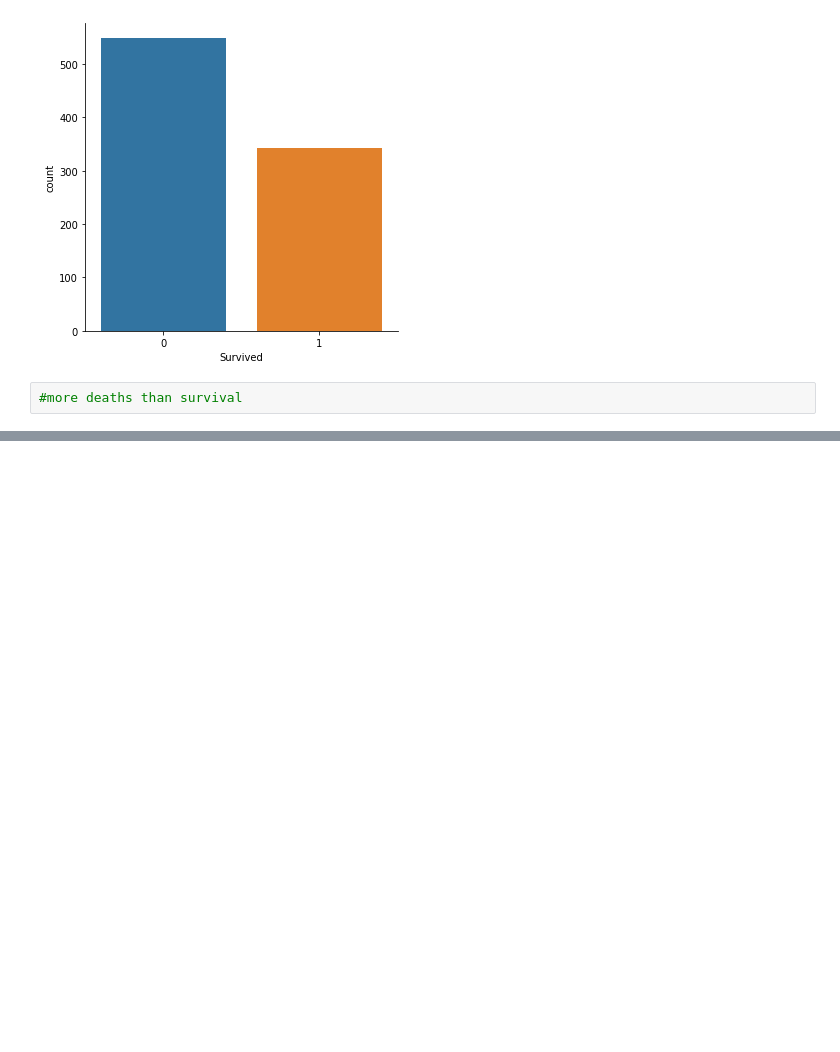
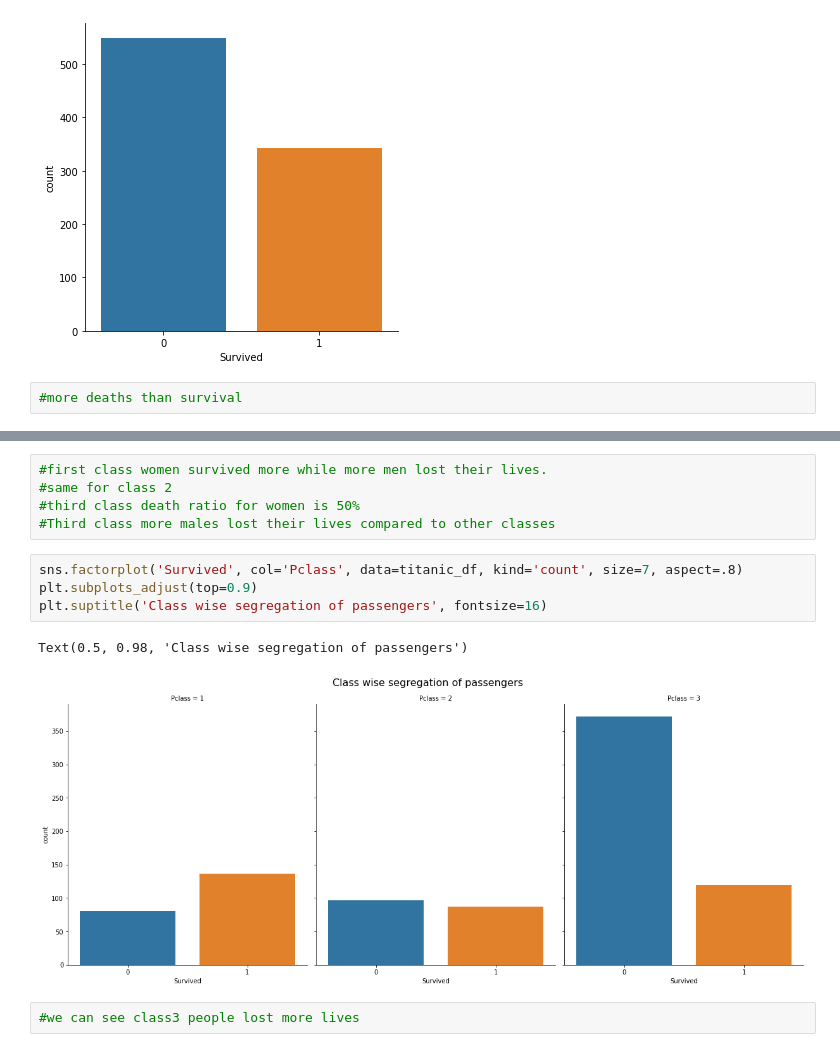
Before and after one commit to minakshi221283/LAB1, a Jupyter notebook: Welcome_To_Colaboratory.ipynb, the cells around one changed output, grey strips where cells are left out. Cells and saved outputs as stored; diff of their text form; blank space fills up the shorter version.

```diff
--- a/Welcome_To_Colaboratory.ipynb
+++ b/Welcome_To_Colaboratory.ipynb
@@ -190,0 +230,14 @@ AttributeError: ignored
+# %%
+#first class women survived more while more men lost their lives.
+#same for class 2
+#third class death ratio for women is 50%
+#Third class more males lost their lives compared to other classes
+# %%
+sns.factorplot('Survived', col='Pclass', data=titanic_df, kind='count', size=7, aspect=.8)
+plt.subplots_adjust(top=0.9)
+plt.suptitle('Class wise segregation of passengers', fontsize=16)
+# %% [output]
+Text(0.5, 0.98, 'Class wise segregation of passengers')
+[figure, added]
+# %%
+#we can see class3 people lost more lives
```
Also changed, not shown: parts of 5 cells of this notebook.
